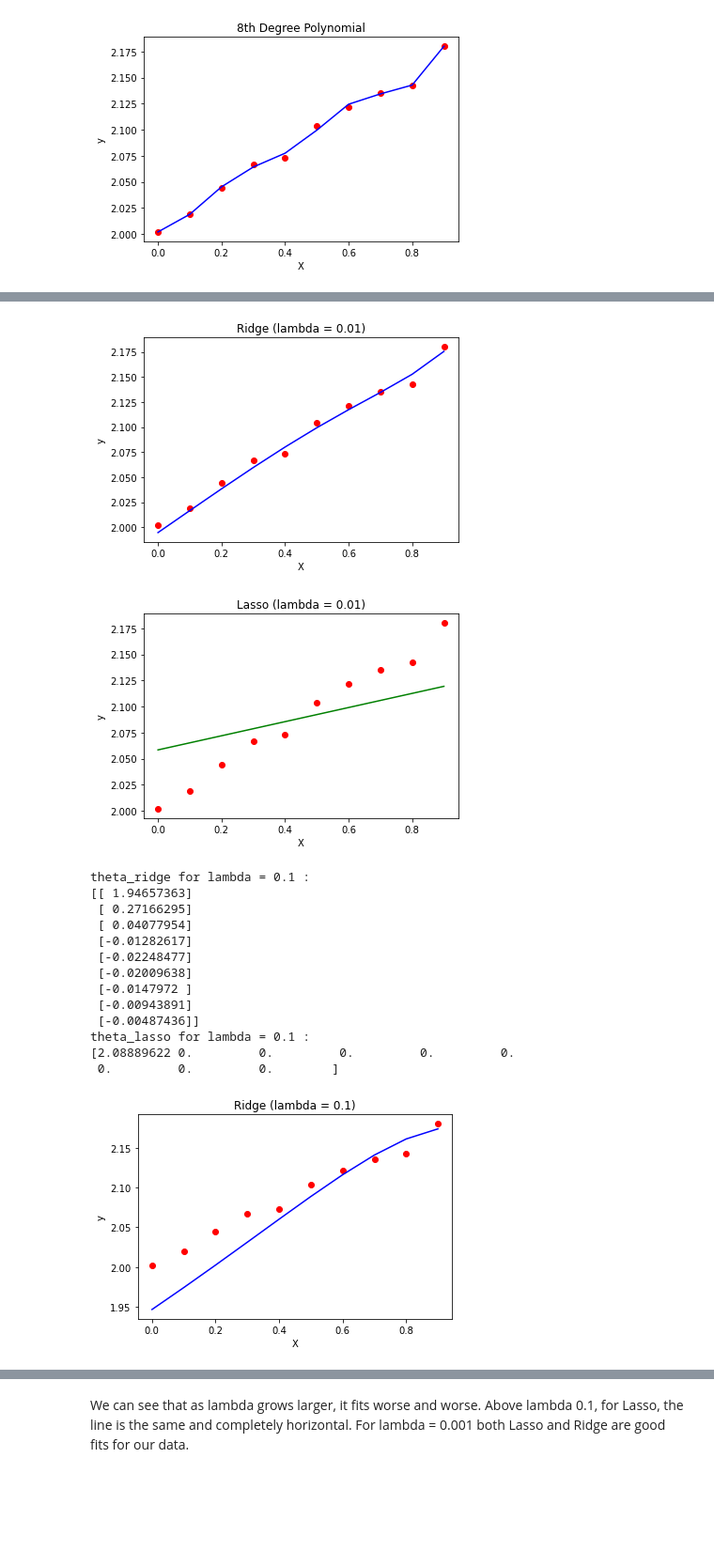
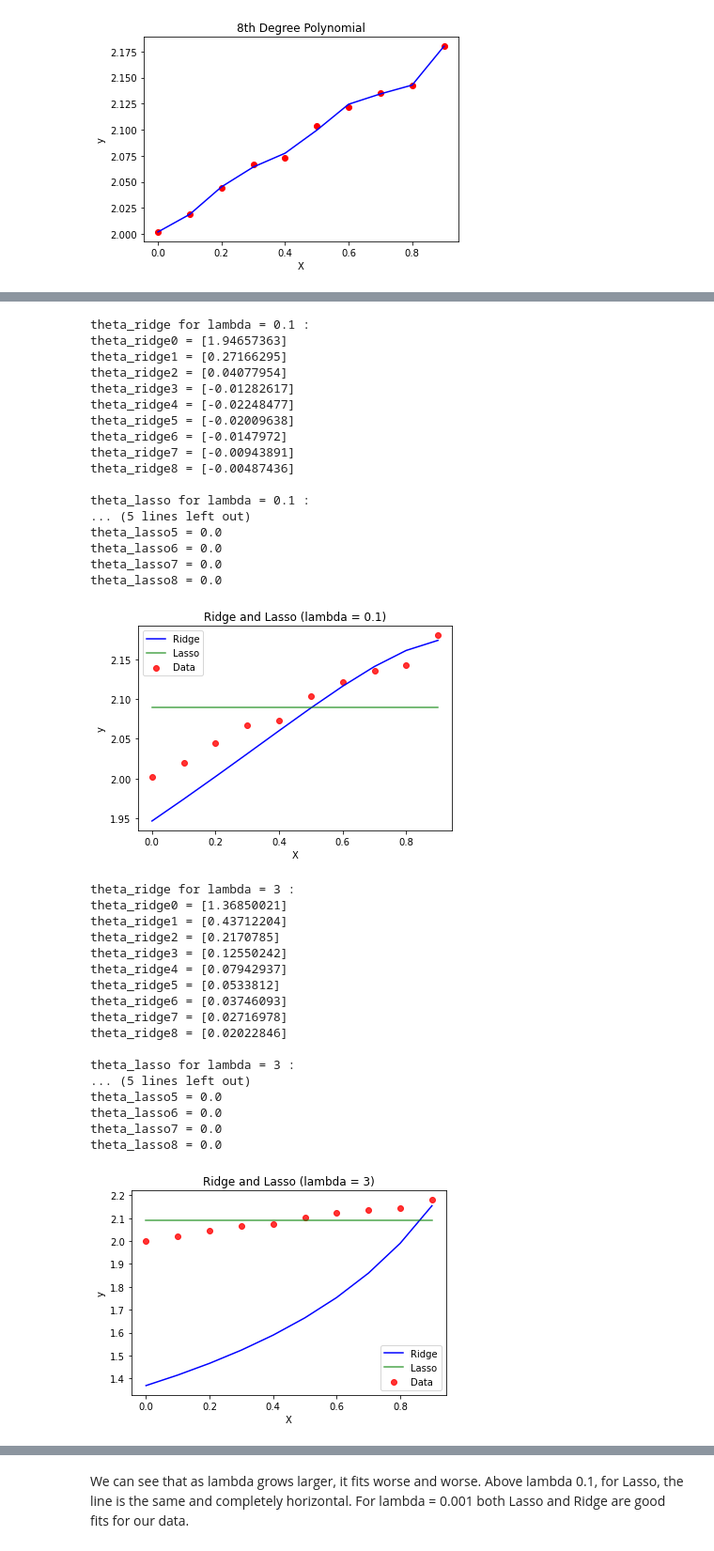
Before and after one commit to TiltedCoding/Machine-Learning-HW4, a Jupyter notebook: HW4.ipynb, the cells around one changed output, grey strips where cells are left out. Shown: that part at 94% size. Cells and saved outputs as stored; diff of their text form; code cells hidden in the pictures; blank space fills up the shorter version.

Commit message:
Merged regression plots, added legend

```diff
--- a/HW4.ipynb
+++ b/HW4.ipynb
@@ -72,24 +71,20 @@ plt.show()
 for l in [0.001, 0.01, 0.1, 3]:
     l_I = l * np.eye(np.dot(X.T, X).shape[0])
     theta_ridge = np.dot(np.linalg.inv(np.dot(X.T, X) + l_I), np.dot(X.T, y))
-    print(f'theta_ridge for lambda = {l} :\n{theta_ridge}')
+    print(f'theta_ridge for lambda = {l} :\ntheta_ridge0 = {theta_ridge[0]}\ntheta_ridge1 = {theta_ridge[1]}\ntheta_ridge2 = {theta_ridge[2]}\ntheta_ridge3 = {theta_ridge[3]}\ntheta_ridge4 = {theta_ridge[4]}\ntheta_ridge5 = {theta_ridge[5]}\ntheta_ridge6 = {theta_ridge[6]}\ntheta_ridge7 = {theta_ridge[7]}\ntheta_ridge8 = {theta_ridge[8]}\n')
     lasso = linear_model.Lasso(l)
     lasso.fit(X[:, 1:], y)
     y_lasso = lasso.predict(X[:, 1:])
     theta_lasso = []
     theta_lasso = np.append(lasso.intercept_, lasso.coef_)
-    print(f'theta_lasso for lambda = {l} :\n{theta_lasso}')
-    plt.scatter(X_new, y.T, c ='r')
-    plt.plot(X_new, f(X_new, theta_ridge), c='b')
+    print(f'theta_lasso for lambda = {l} :\ntheta_lasso0 = {theta_lasso[0]}\ntheta_lasso1 = {theta_lasso[1]}\ntheta_lasso2 = {theta_lasso[2]}\ntheta_lasso3 = {theta_lasso[3]}\ntheta_lasso4 = {theta_lasso[4]}\ntheta_lasso5 = {theta_lasso[5]}\ntheta_lasso6 = {theta_lasso[6]}\ntheta_lasso7 = {theta_lasso[7]}\ntheta_lasso8 = {theta_lasso[8]}\n')
+    plt.scatter(X_new, y.T, c ='r', label='Data', alpha=0.8)
+    plt.plot(X_new, f(X_new, theta_ridge), c='b', label='Ridge')
+    plt.plot(X_new, f(X_new, theta_lasso), c='g', alpha=0.7, label='Lasso')
     plt.xlabel('X')
     plt.ylabel('y')
-    plt.title(f'Ridge (lambda = {l})')
+    plt.legend()
+    plt.title(f'Ridge and Lasso (lambda = {l})')
     plt.show()
-    plt.scatter(X_new, y.T, c ='r')
-    plt.plot(X_new, f(X_new, theta_lasso), c='g')
-    plt.xlabel('X')
-    plt.ylabel('y')
-    plt.title(f'Lasso (lambda = {l})')
-    plt.show()
 # %% [output]
 theta_ridge for lambda = 0.001 :
@@ -123,16 +126,36 @@ theta_lasso for lambda = 0.01 :
+theta_ridge for lambda = 0.1 :
+theta_ridge0 = [1.94657363]
+theta_ridge1 = [0.27166295]
+theta_ridge2 = [0.04077954]
+theta_ridge3 = [-0.01282617]
+theta_ridge4 = [-0.02248477]
+theta_ridge5 = [-0.02009638]
+theta_ridge6 = [-0.0147972]
+theta_ridge7 = [-0.00943891]
+theta_ridge8 = [-0.00487436]
+
+theta_lasso for lambda = 0.1 :
+... (5 lines left out)
+theta_lasso5 = 0.0
+theta_lasso6 = 0.0
+theta_lasso7 = 0.0
+theta_lasso8 = 0.0
-[figure, old version]
+[figure, new version]
+theta_ridge for lambda = 3 :
+theta_ridge0 = [1.36850021]
+theta_ridge1 = [0.43712204]
+theta_ridge2 = [0.2170785]
+theta_ridge3 = [0.12550242]
+theta_ridge4 = [0.07942937]
+theta_ridge5 = [0.0533812]
+theta_ridge6 = [0.03746093]
+theta_ridge7 = [0.02716978]
+theta_ridge8 = [0.02022846]
+
+theta_lasso for lambda = 3 :
+... (5 lines left out)
+theta_lasso5 = 0.0
+theta_lasso6 = 0.0
+theta_lasso7 = 0.0
+theta_lasso8 = 0.0
-[figure, old version]
+[figure, new version]
-theta_ridge for lambda = 0.1 :
-[[ 1.94657363]
- [ 0.27166295]
- [ 0.04077954]
- [-0.01282617]
- [-0.02248477]
- [-0.02009638]
- [-0.0147972 ]
- [-0.00943891]
- [-0.00487436]]
-theta_lasso for lambda = 0.1 :
-[2.08889622 0.         0.         0.         0.         0.
- 0.         0.         0.        ]
-[figure, removed]
```
Also changed, not shown: parts of 2 cells of this notebook.
